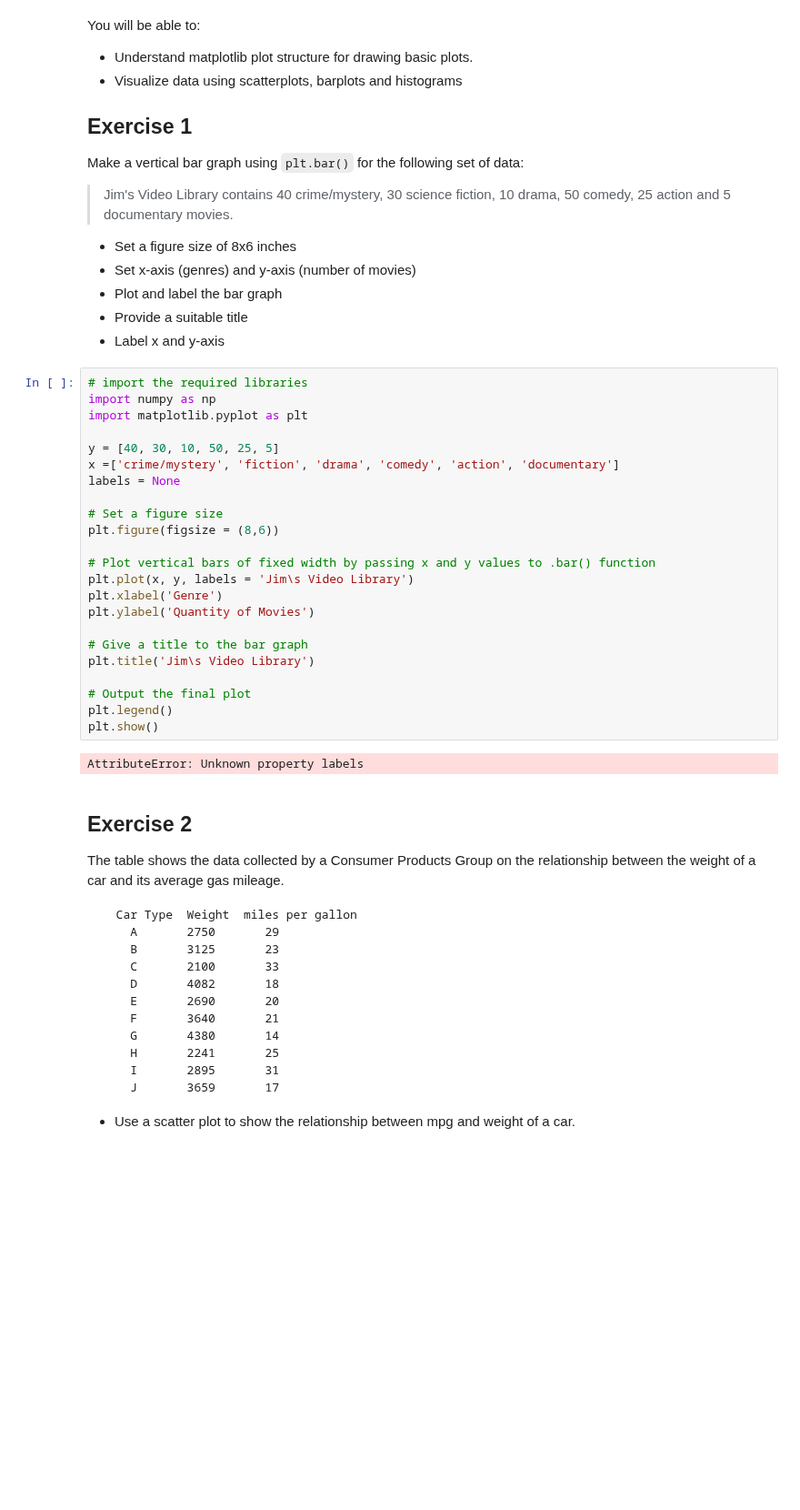
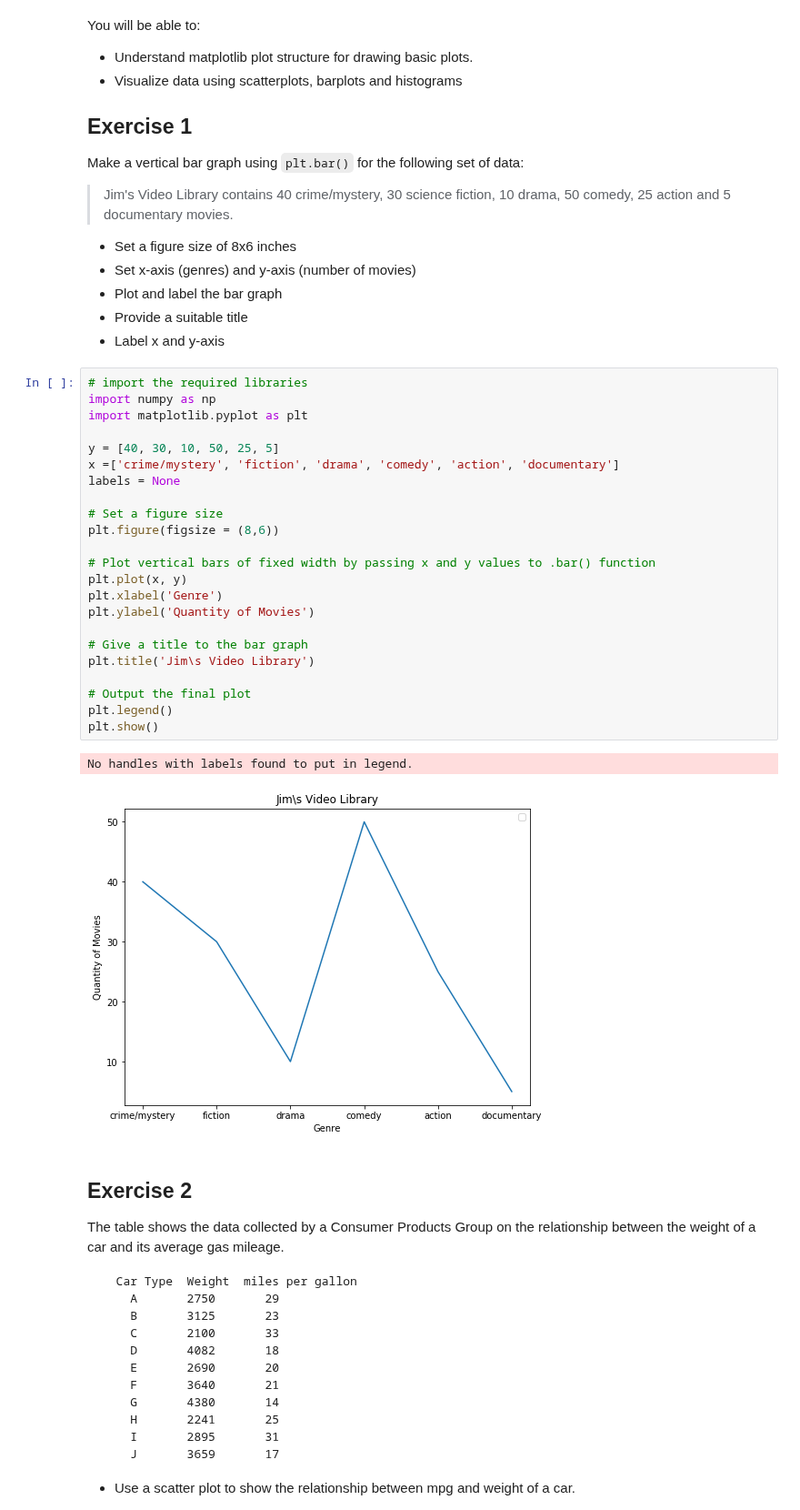
Before and after one commit to ulkuguneysu/dsc-data-viz-lab-nyc-ds-career-042219, a Jupyter notebook: index.ipynb, the cells around one changed output. Shown at 91% size. Saved outputs shown, nothing was run; the diff lists cells and outputs as text; blank space fills up the shorter version.

```diff
--- a/index.ipynb
+++ b/index.ipynb
@@ -23,28 +23,29 @@ Make a vertical bar graph using `plt.bar()` for the following set of data:
 # %%
 # import the required libraries
 import numpy as np
 import matplotlib.pyplot as plt
 
 y = [40, 30, 10, 50, 25, 5]
 x =['crime/mystery', 'fiction', 'drama', 'comedy', 'action', 'documentary']
 labels = None
 
 # Set a figure size
 plt.figure(figsize = (8,6))
 
 # Plot vertical bars of fixed width by passing x and y values to .bar() function
-plt.plot(x, y, labels = 'Jim\s Video Library')
+plt.plot(x, y)
 plt.xlabel('Genre')
 plt.ylabel('Quantity of Movies')
 
 # Give a title to the bar graph
 plt.title('Jim\s Video Library')
 
 # Output the final plot
 plt.legend()
 plt.show()
 # %% [output]
-AttributeError: Unknown property labels
+No handles with labels found to put in legend.
+[figure, added]
 # %% [markdown]
 ## Exercise 2
 
```
